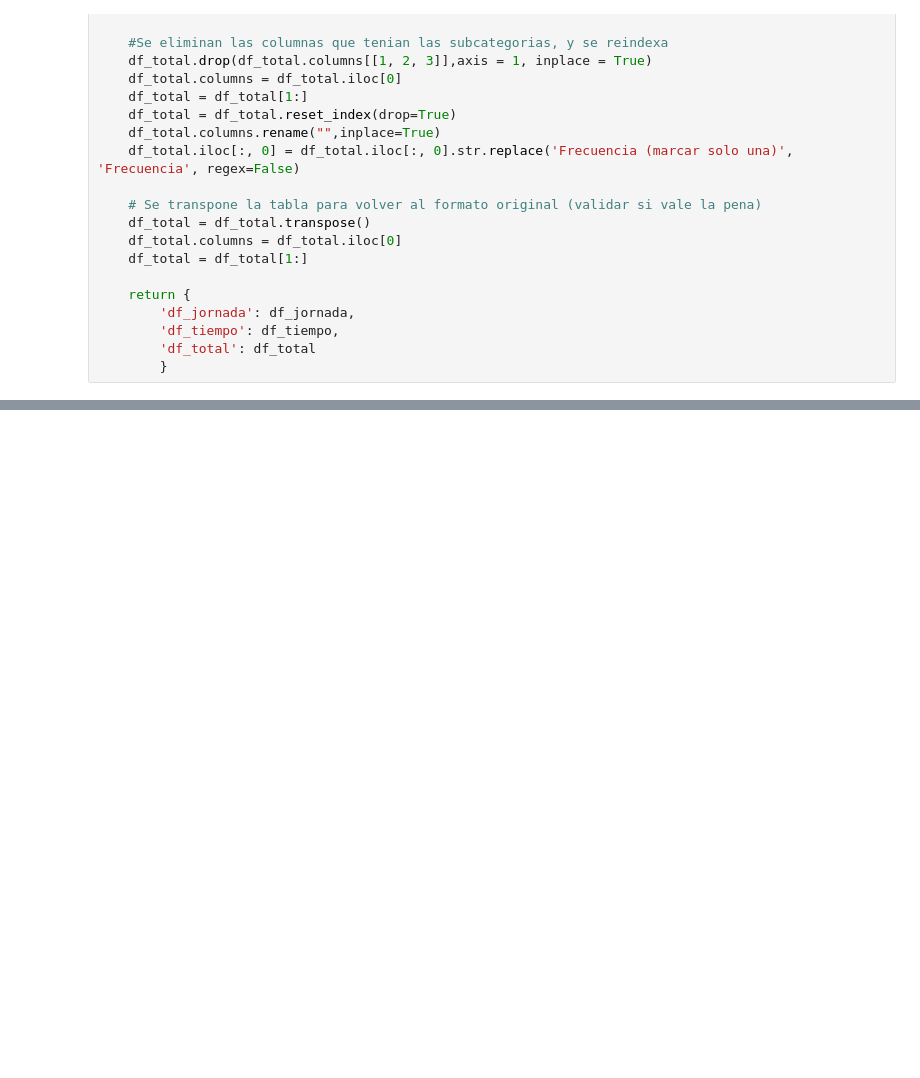
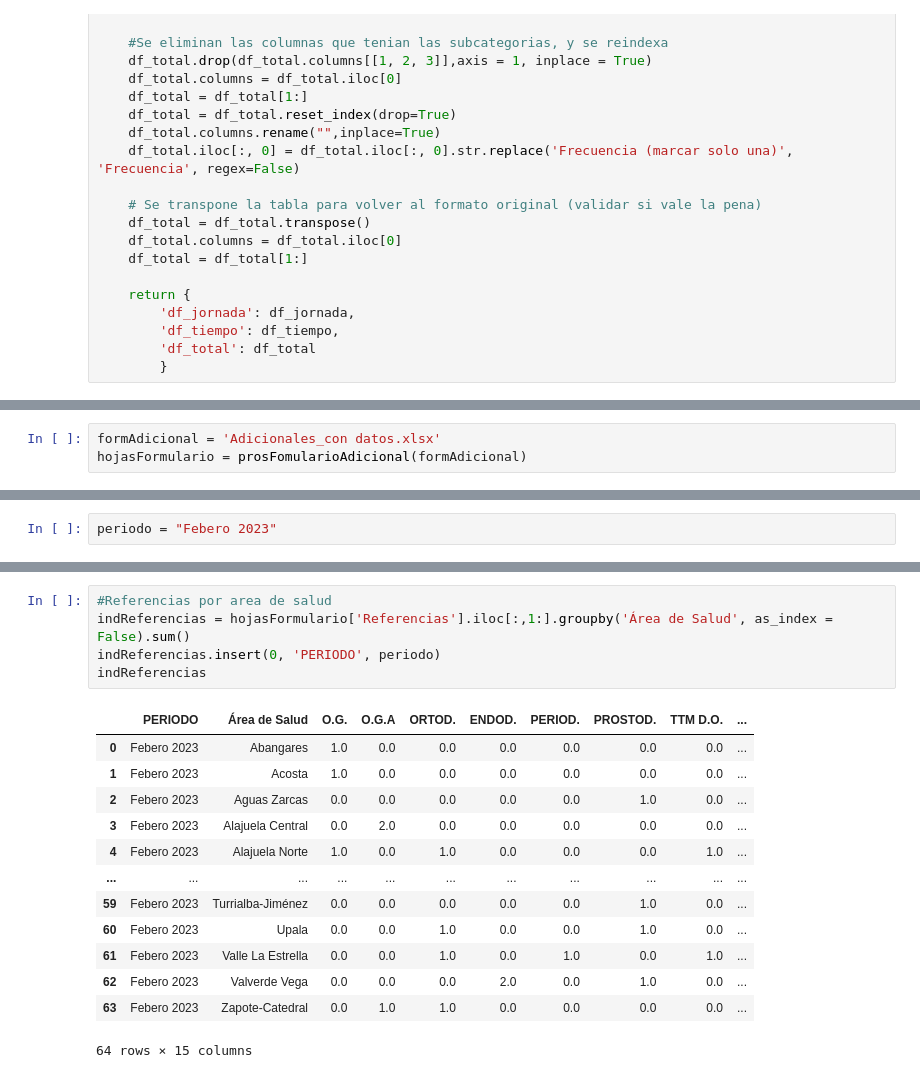
Before and after one commit to TFGIndicadores/Herramienta-Programada, a Jupyter notebook: Pruebas.ipynb, the cells around one changed output, grey strips where cells are left out. Saved outputs shown, nothing was run; the diff lists cells and outputs as text; blank space fills up the shorter version.

```diff
--- a/Pruebas.ipynb
+++ b/Pruebas.ipynb
@@ -122,0 +338,3 @@ result_dataframes["ESP. ABC"]["df_tiempo"]
+# %%
+formAdicional = 'Adicionales_con datos.xlsx'
+hojasFormulario = prosFomularioAdicional(formAdicional)
@@ -122,0 +344,2 @@ result_dataframes["ESP. ABC"]["df_tiempo"]
+# %%
+periodo = "Febero 2023"
@@ -122,0 +743,19 @@ result_dataframes["ESP. ABC"]["df_tiempo"]
+# %%
+#Referencias por area de salud
+indReferencias = hojasFormulario['Referencias'].iloc[:,1:].groupby('Área de Salud', as_index = False).sum()
+indReferencias.insert(0, 'PERIODO', periodo)
+indReferencias
+# %% [output]
+|  | PERIODO | Área de Salud | O.G. | O.G.A | ORTOD. | ENDOD. | PERIOD. | PROSTOD. | TTM D.O. | ... |
+| 0 | Febero 2023 | Abangares | 1.0 | 0.0 | 0.0 | 0.0 | 0.0 | 0.0 | 0.0 | ... |
+| 1 | Febero 2023 | Acosta | 1.0 | 0.0 | 0.0 | 0.0 | 0.0 | 0.0 | 0.0 | ... |
+| 2 | Febero 2023 | Aguas Zarcas | 0.0 | 0.0 | 0.0 | 0.0 | 0.0 | 1.0 | 0.0 | ... |
+| 3 | Febero 2023 | Alajuela Central | 0.0 | 2.0 | 0.0 | 0.0 | 0.0 | 0.0 | 0.0 | ... |
+| 4 | Febero 2023 | Alajuela Norte | 1.0 | 0.0 | 1.0 | 0.0 | 0.0 | 0.0 | 1.0 | ... |
+| ... | ... | ... | ... | ... | ... | ... | ... | ... | ... | ... |
+| 59 | Febero 2023 | Turrialba-Jiménez | 0.0 | 0.0 | 0.0 | 0.0 | 0.0 | 1.0 | 0.0 | ... |
+| 60 | Febero 2023 | Upala | 0.0 | 0.0 | 1.0 | 0.0 | 0.0 | 1.0 | 0.0 | ... |
+| 61 | Febero 2023 | Valle La Estrella | 0.0 | 0.0 | 1.0 | 0.0 | 1.0 | 0.0 | 1.0 | ... |
+| 62 | Febero 2023 | Valverde Vega | 0.0 | 0.0 | 0.0 | 2.0 | 0.0 | 1.0 | 0.0 | ... |
+| 63 | Febero 2023 | Zapote-Catedral | 0.0 | 1.0 | 1.0 | 0.0 | 0.0 | 0.0 | 0.0 | ... |
+64 rows × 15 columns
```
Also changed, not shown: parts of 13 cells of this notebook, 1 other file.
